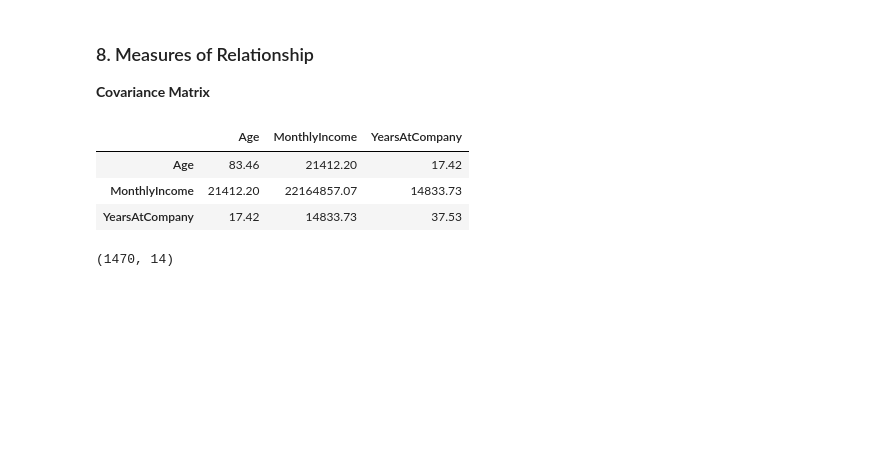
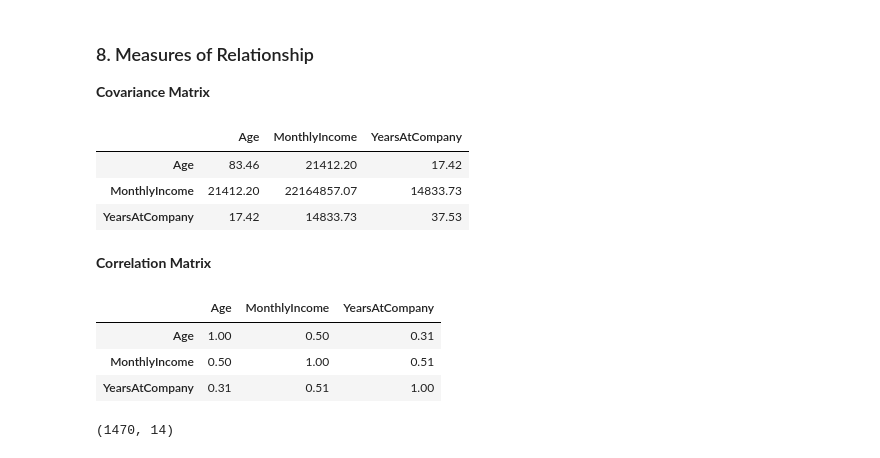
Before and after one commit to suparnachowdhury/data-science-with-python, a Jupyter notebook: 01_descriptive_statistics.ipynb, the cells around one changed output. Saved outputs shown, nothing was run; the diff lists cells and outputs as text; code cells hidden in the pictures; blank space fills up the shorter version.

```diff
--- a/01_descriptive_statistics.ipynb
+++ b/01_descriptive_statistics.ipynb
@@ -235,6 +235,19 @@ cov_matrix.round(2)
 | Age | 83.46 | 21412.20 | 17.42 |
 | MonthlyIncome | 21412.20 | 22164857.07 | 14833.73 |
 | YearsAtCompany | 17.42 | 14833.73 | 37.53 |
+# %% [markdown]
+**Correlation Matrix**
+# %%
+corr_matrix = df[
+    ["Age", "MonthlyIncome", "YearsAtCompany"]
+].corr()
+
+corr_matrix.round(2)
+# %% [output]
+|  | Age | MonthlyIncome | YearsAtCompany |
+| Age | 1.00 | 0.50 | 0.31 |
+| MonthlyIncome | 0.50 | 1.00 | 0.51 |
+| YearsAtCompany | 0.31 | 0.51 | 1.00 |
 # %%
 df.shape
 # %% [output]
```
